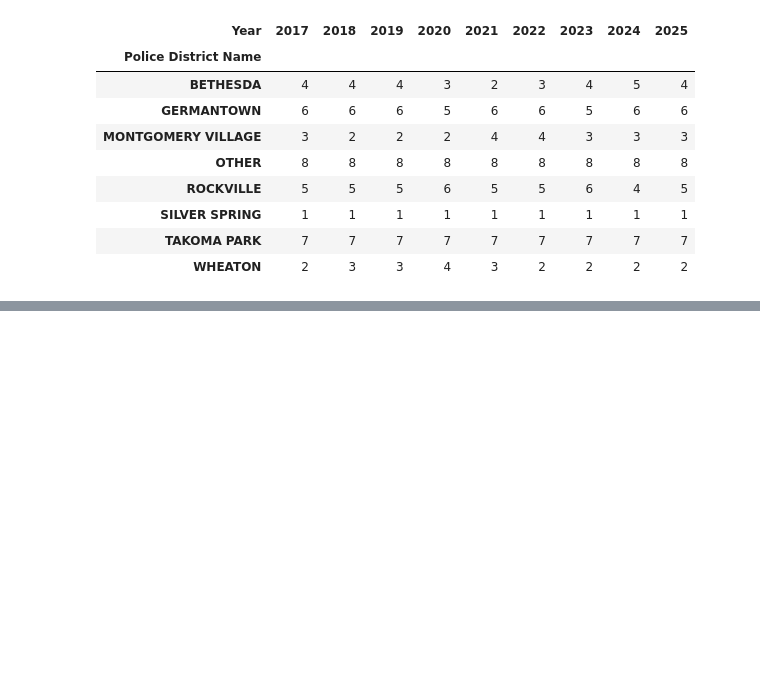
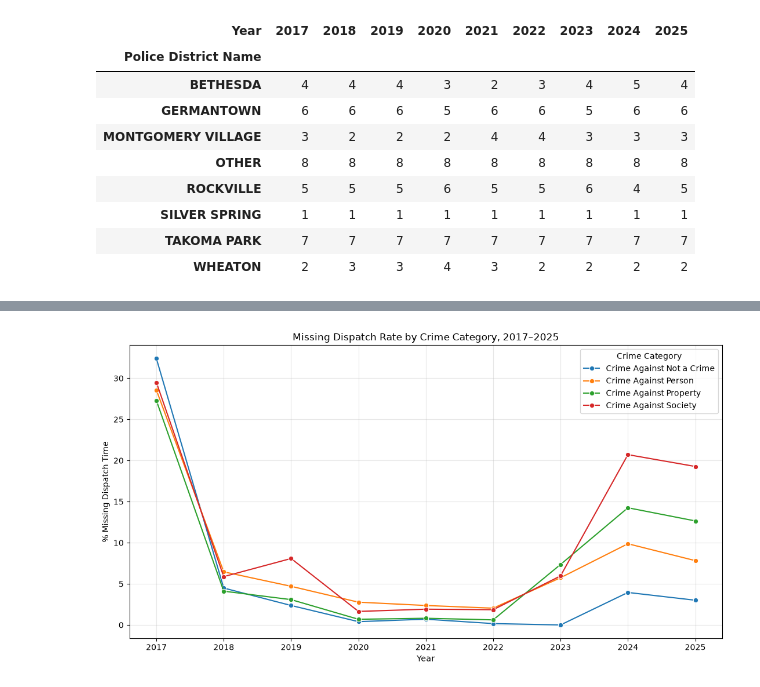
Before and after one commit to ArunaMahaGamage/MSC-AI-CW1, a Jupyter notebook: CW1.ipynb, the cells around one changed output, grey strips where cells are left out. Drawn from its saved outputs; the diff is of its cells as text; code cells hidden in the pictures; blank space fills up the shorter version.

```diff
--- a/CW1.ipynb
+++ b/CW1.ipynb
@@ -788,0 +1006,15 @@ NameError: name 'mvt_full' is not defined
+# %%
+trend = (disp[disp["Year"].between(2017, 2025)]
+         .groupby(["Year", "Crime Name 1"])["Dispatch_Missing"].mean().mul(100).reset_index())
+
+plt.figure(figsize=(11, 6))
+ax = sns.lineplot(data=trend, x="Year", y="Dispatch_Missing", hue="Crime Name 1", marker="o")
+ax.set_title("Missing Dispatch Rate by Crime Category, 2017–2025")
+ax.set_xlabel("Year")
+ax.set_ylabel("% Missing Dispatch Time")
+ax.legend(title="Crime Category")
+ax.grid(alpha=0.3)
+plt.tight_layout()
+plt.show()
+# %% [output]
+[figure, added]
```
Also changed, not shown: parts of 23 cells of this notebook, 1 other file.
